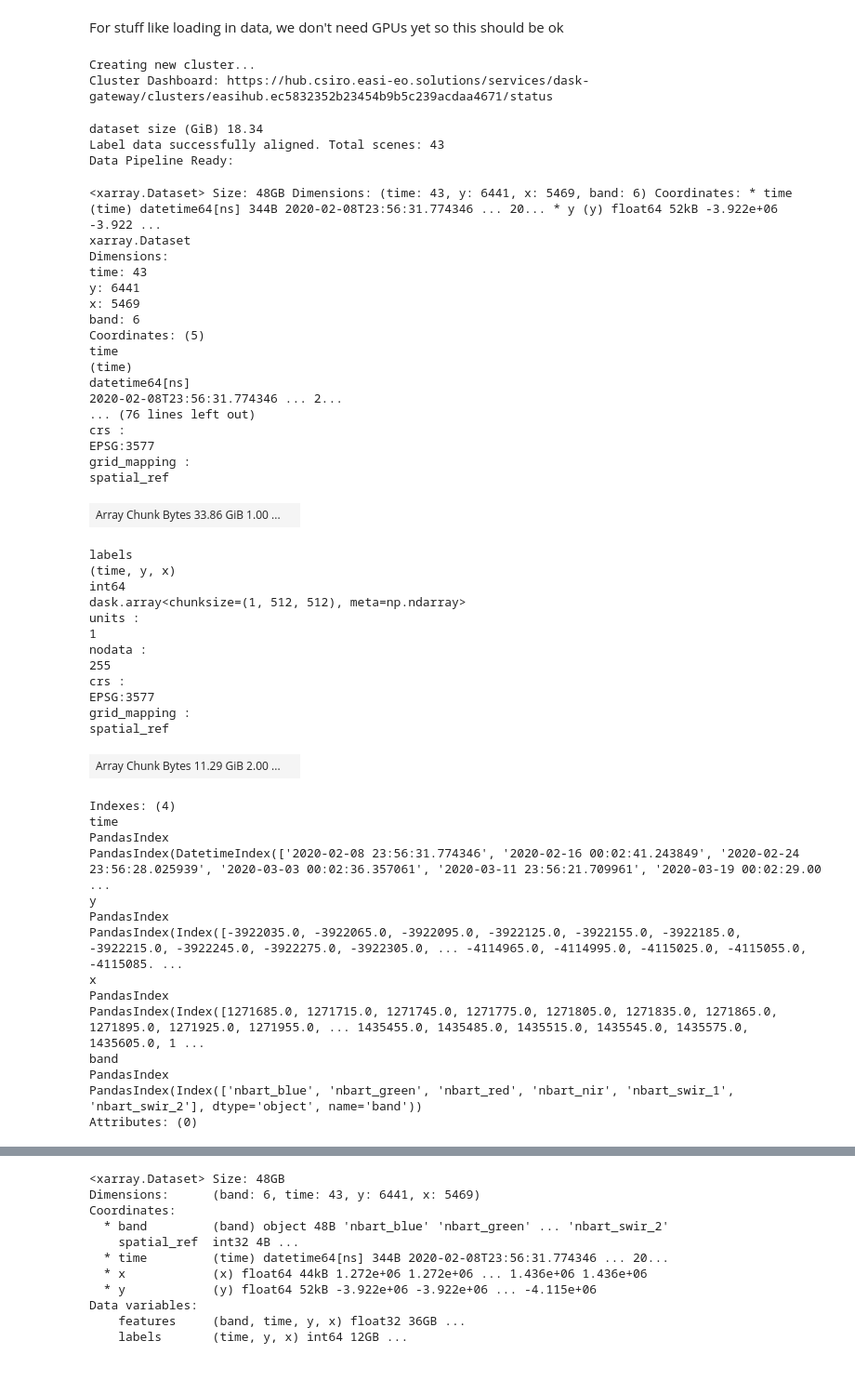
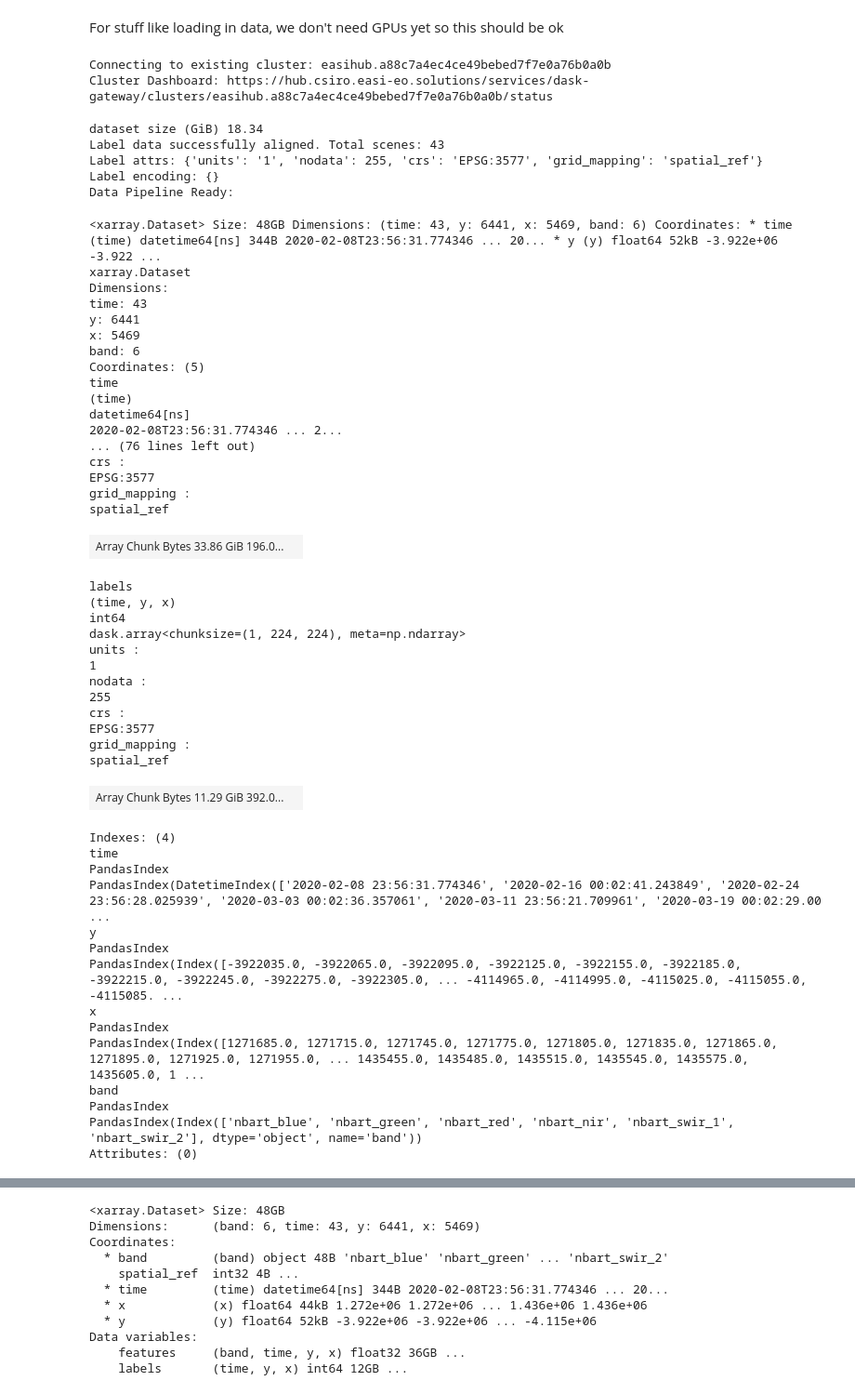
Before and after one commit to csiro-easi/easi-notebooks, a Jupyter notebook: notebooks/dask/ML_With_Dask/DataPrep_bucket_Trial.ipynb, the cells around one changed output, grey strips where cells are left out. Shown at 93% size. Saved outputs shown, nothing was run; the diff lists cells and outputs as text; code cells hidden in the pictures.

```diff
--- a/notebooks/dask/ML_With_Dask/DataPrep_bucket_Trial.ipynb
+++ b/notebooks/dask/ML_With_Dask/DataPrep_bucket_Trial.ipynb
@@ -112,13 +108,13 @@ else:
     cluster = gateway.connect(clusters[0].name)
 
 
-cluster.scale(4)
+#cluster.scale(4)
 client = cluster.get_client()
 
 print("Cluster Dashboard:", client.dashboard_link)
 # %% [output]
-Creating new cluster...
-Cluster Dashboard: https://hub.csiro.easi-eo.solutions/services/dask-gateway/clusters/easihub.ec5832352b23454b9b5c239acdaa4671/status
+Connecting to existing cluster: easihub.a88c7a4ec4ce49bebed7f7e0a76b0a0b
+Cluster Dashboard: https://hub.csiro.easi-eo.solutions/services/dask-gateway/clusters/easihub.a88c7a4ec4ce49bebed7f7e0a76b0a0b/status
 # %%
 # from datacube.utils.masking import describe_variable_flags
 
@@ -253,50 +249,62 @@ ds_final = ds_norm.to_array(dim='band')
 # 1. Extract the aligned label array
 labels_da = labels_ds[label_measurement]
 
-# 2. Apply Mask to Labels: Replace cloud-covered pixels with 255 (No Data)
-# This will exclude noisy pixels from the loss calculation during training
-labels_masked = labels_da.where(cloud_free_mask, 255)
+# Inspect nodata value if present
+print("Label attrs:", labels_da.attrs)
+print("Label encoding:", labels_da.encoding)
+
+# 2. Map nodata (if any) to 255, but DO NOT apply the Landsat cloud mask
+nodata = labels_da.attrs.get("nodata", None)
+if nodata is None:
+    nodata = labels_da.encoding.get("_FillValue", None)
+
+if nodata is not None:
+    labels_clean = labels_da.where(labels_da != nodata, 255)
+else:
+    labels_clean = labels_da  # assume all values are valid classes
 
 # 3. Convert to final format (Int64 is required for PyTorch class indices)
-labels_final = labels_masked.astype('int64')
+labels_final = labels_clean.astype("int64")
 training_ds_combined = xr.Dataset(
     {
         'features': ds_final,
         'labels': labels_final
     }
 )
 
 # Rechunk for Training
-ds_final = training_ds_combined.chunk({'time': 1, 'x': 512, 'y': 512})
+ds_final = training_ds_combined.chunk({'time': 1, 'x': 224, 'y': 224})
 
 print("Data Pipeline Ready:")
 ds_final
 # %% [output]
 dataset size (GiB) 18.34
 Label data successfully aligned. Total scenes: 43
+Label attrs: {'units': '1', 'nodata': 255, 'crs': 'EPSG:3577', 'grid_mapping': 'spatial_ref'}
+Label encoding: {}
 Data Pipeline Ready:
 <xarray.Dataset> Size: 48GB Dimensions: (time: 43, y: 6441, x: 5469, band: 6) Coordinates: * time (time) datetime64[ns] 344B 2020-02-08T23:56:31.774346 ... 20... * y (y) float64 52kB -3.922e+06 -3.922 ...
 xarray.Dataset
 Dimensions:
 time: 43
 y: 6441
 x: 5469
 band: 6
 Coordinates: (5)
 time
 (time)
 datetime64[ns]
 2020-02-08T23:56:31.774346 ... 2...
 ... (76 lines left out)
 crs :
 EPSG:3577
 grid_mapping :
 spatial_ref
-| Array Chunk Bytes 33.86 GiB 1.00 ... |  |
+| Array Chunk Bytes 33.86 GiB 196.0... |  |
 labels
 (time, y, x)
 int64
-dask.array<chunksize=(1, 512, 512), meta=np.ndarray>
+dask.array<chunksize=(1, 224, 224), meta=np.ndarray>
 units :
 1
 nodata :
@@ -305,7 +313,7 @@ crs :
 EPSG:3577
 grid_mapping :
 spatial_ref
-| Array Chunk Bytes 11.29 GiB 2.00 ... |  |
+| Array Chunk Bytes 11.29 GiB 392.0... |  |
 Indexes: (4)
 time
 PandasIndex
```
Also changed, not shown: parts of 5 cells of this notebook, 4 other files.
